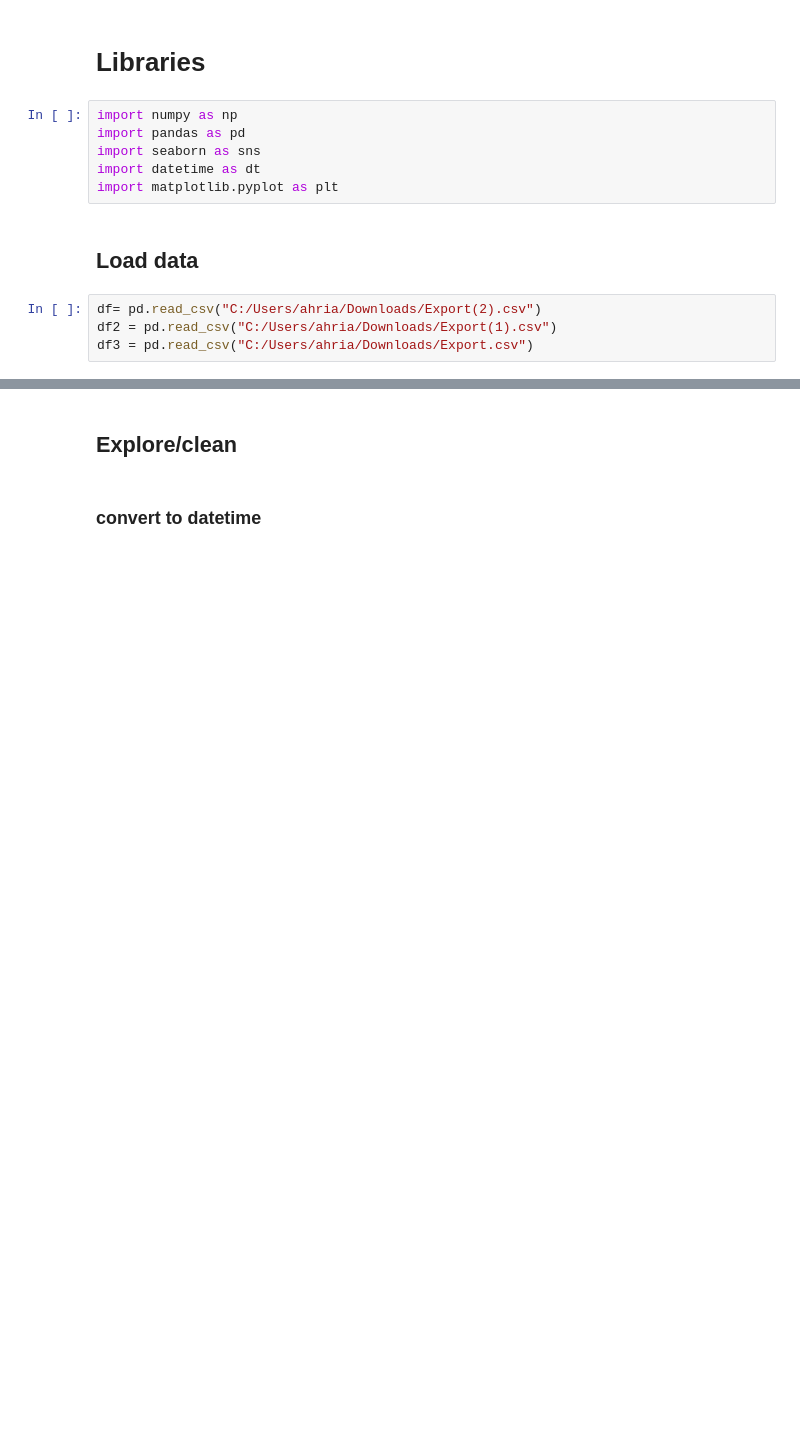
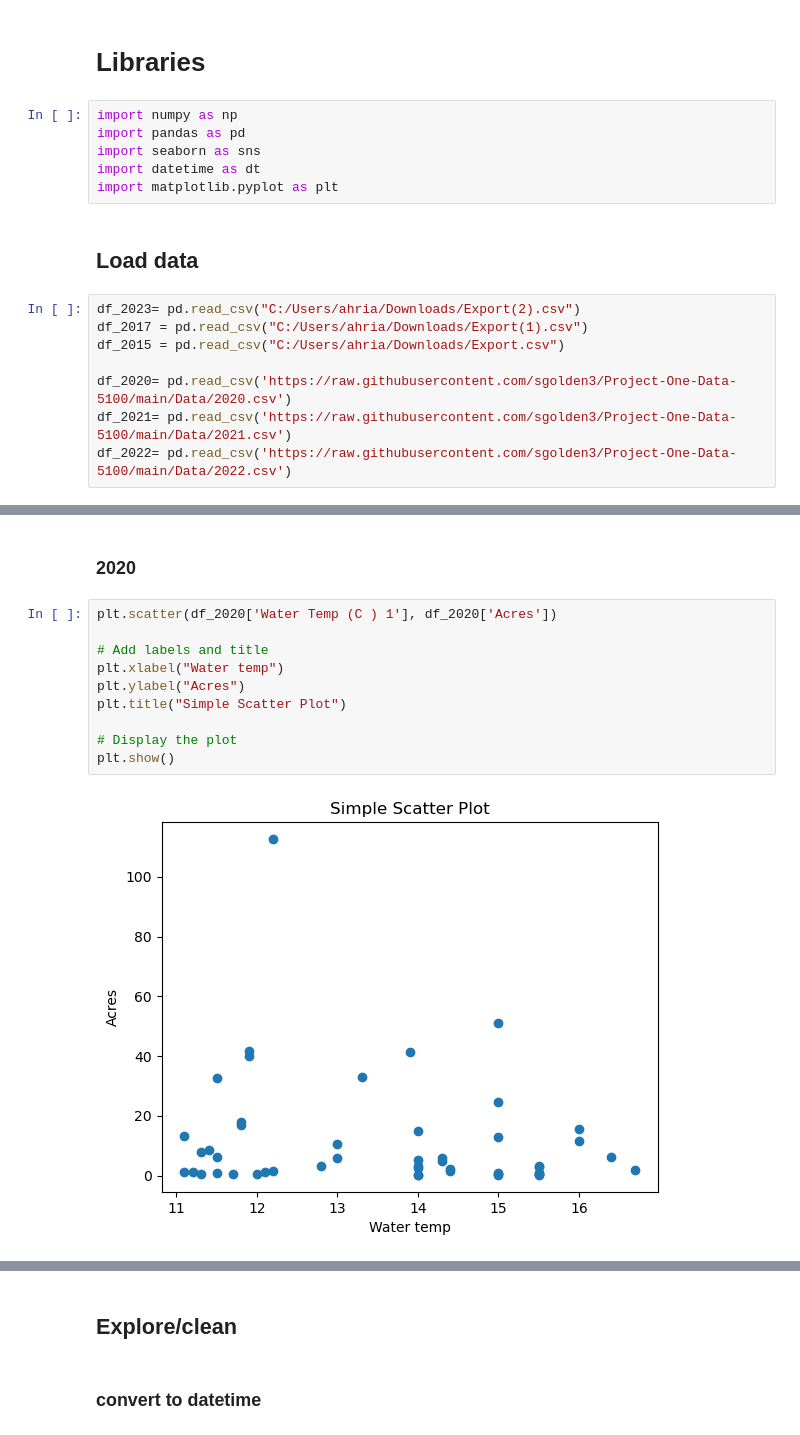
Before and after one commit to sgolden3/Project-One-Data-5100, a Jupyter notebook: kelp.ipynb, the cells around one changed output, grey strips where cells are left out. Cells and saved outputs as stored; diff of their text form; blank space fills up the shorter version.

```diff
--- a/kelp.ipynb
+++ b/kelp.ipynb
@@ -9,6 +9,10 @@ import matplotlib.pyplot as plt
 # %% [markdown]
 ## Load data
 # %%
-df= pd.read_csv("C:/Users/ahria/Downloads/Export(2).csv")
-df2 = pd.read_csv("C:/Users/ahria/Downloads/Export(1).csv")
-df3 = pd.read_csv("C:/Users/ahria/Downloads/Export.csv")
+df_2023= pd.read_csv("C:/Users/ahria/Downloads/Export(2).csv")
+df_2017 = pd.read_csv("C:/Users/ahria/Downloads/Export(1).csv")
+df_2015 = pd.read_csv("C:/Users/ahria/Downloads/Export.csv")
+
+df_2020= pd.read_csv('https://raw.githubusercontent.com/sgolden3/Project-One-Data-5100/main/Data/2020.csv')
+df_2021= pd.read_csv('https://raw.githubusercontent.com/sgolden3/Project-One-Data-5100/main/Data/2021.csv')
+df_2022= pd.read_csv('https://raw.githubusercontent.com/sgolden3/Project-One-Data-5100/main/Data/2022.csv')
@@ -175,0 +83,14 @@ memory usage: 10.4+ KB
+# %% [markdown]
+### 2020
+# %%
+plt.scatter(df_2020['Water Temp (C ) 1'], df_2020['Acres'])
+
+# Add labels and title
+plt.xlabel("Water temp")
+plt.ylabel("Acres")
+plt.title("Simple Scatter Plot")
+
+# Display the plot
+plt.show()
+# %% [output]
+[figure, added]
```
Also changed, not shown: parts of 125 cells of this notebook.
